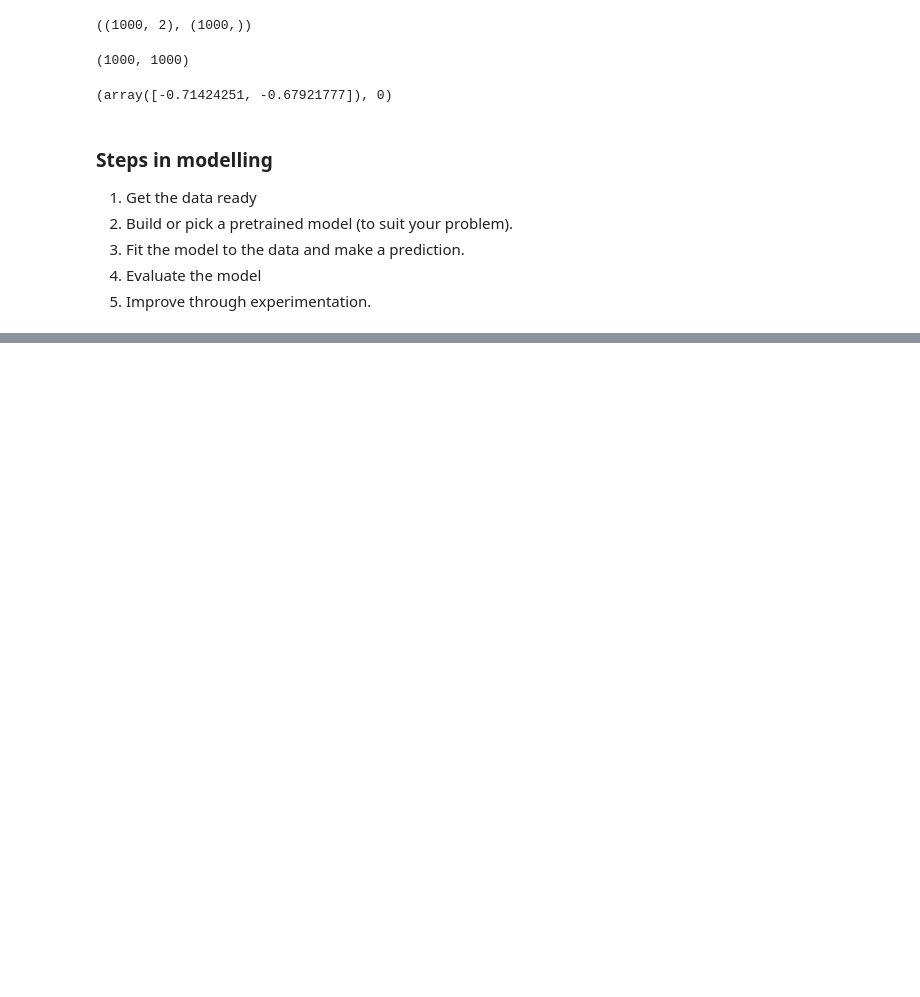
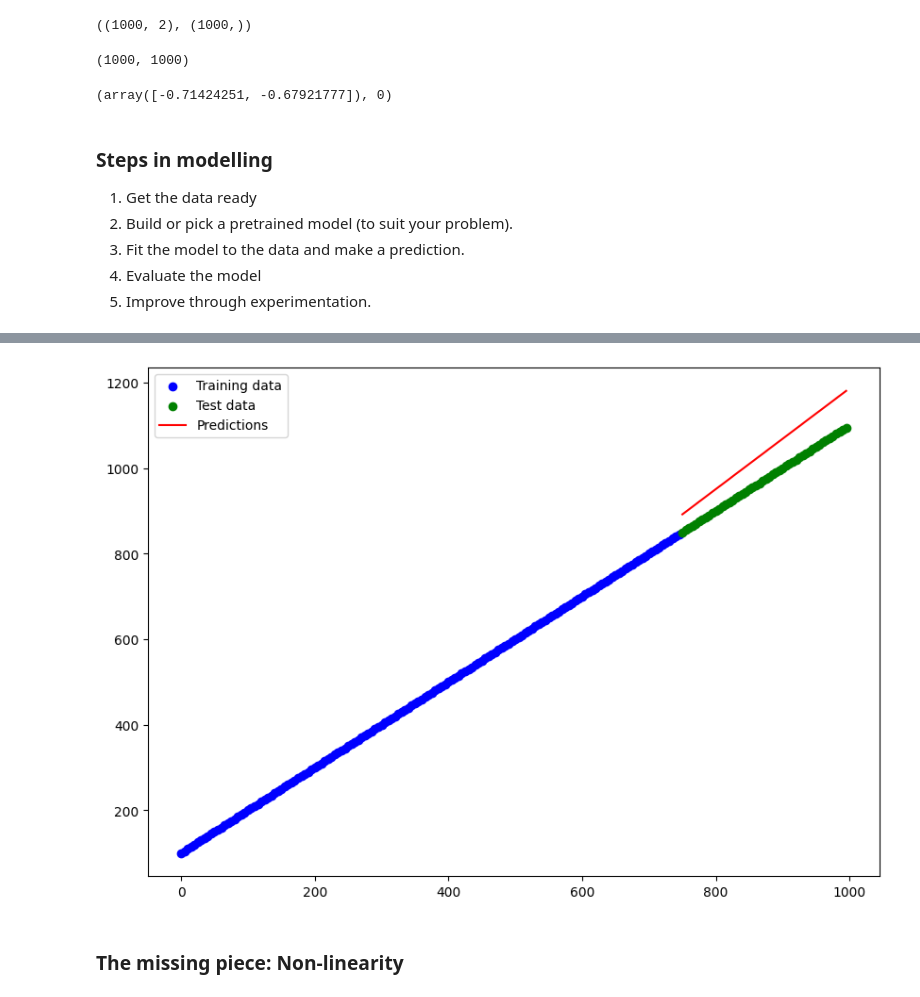
Before and after one commit to Khey17/100-Days-Of-ML-Code, a Jupyter notebook: Neural_Network_Classification_with_TensorFlow_02.ipynb, the cells around one changed output, grey strips where cells are left out. Drawn from its saved outputs; the diff is of its cells as text; code cells hidden in the pictures; blank space fills up the shorter version.

```diff
--- a/Neural_Network_Classification_with_TensorFlow_02.ipynb
+++ b/Neural_Network_Classification_with_TensorFlow_02.ipynb
@@ -106,0 +320,21 @@ X[42], y[42]
+# %%
+# Set random seed
+tf.random.set_seed(42)
+
+# Create the model
+model_4 = tf.keras.Sequential([
+    tf.keras.layers.Dense(100),
+    tf.keras.layers.Dense(10),
+    tf.keras.layers.Dense(1)
+])
+
+# Compile the model
+model_4.compile(loss=tf.keras.losses.mae,
+                optimizer=tf.keras.optimizers.Adam(),
+                metrics=["mae"])
+
+# Fit the model
+model_4.fit(tf.expand_dims(X_reg_train, axis=-1), y_reg_train, epochs=100, verbose=1)
+
+# Evaluate the model
+model_4.evaluate(X_reg_test, y_reg_test)
@@ -106,0 +360,11 @@ X[42], y[42]
+# %%
+# Make predictions with our trained model
+y_reg_preds = model_4.predict(X_reg_test)
+
+# Plot the model's predictions against our regression data
+plt.figure(figsize=(10,7))
+plt.scatter(X_reg_train, y_reg_train, color='b', label='Training data')
+plt.scatter(X_reg_test, y_reg_test, c='g', label='Test data')
+plt.plot(X_reg_test, y_reg_preds, color='r', label='Predictions')
+plt.legend();
+# %% [output]
@@ -106,0 +372,3 @@ X[42], y[42]
+[figure, added]
+# %% [markdown]
+### The missing piece: Non-linearity
```
Also changed, not shown: parts of 19 cells of this notebook.
